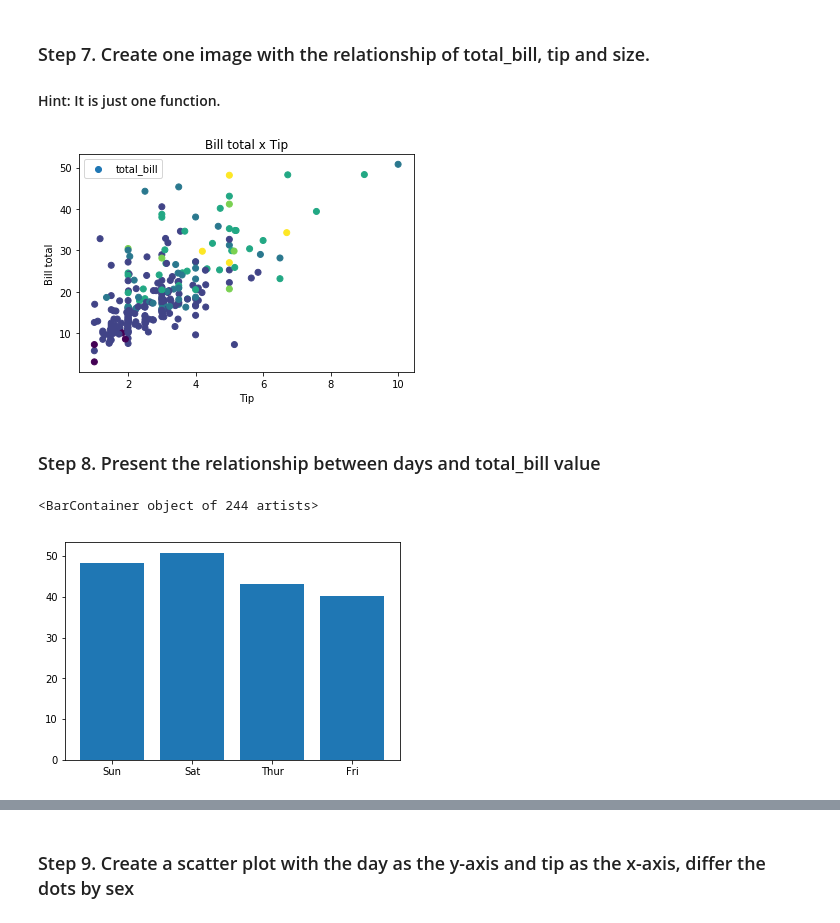
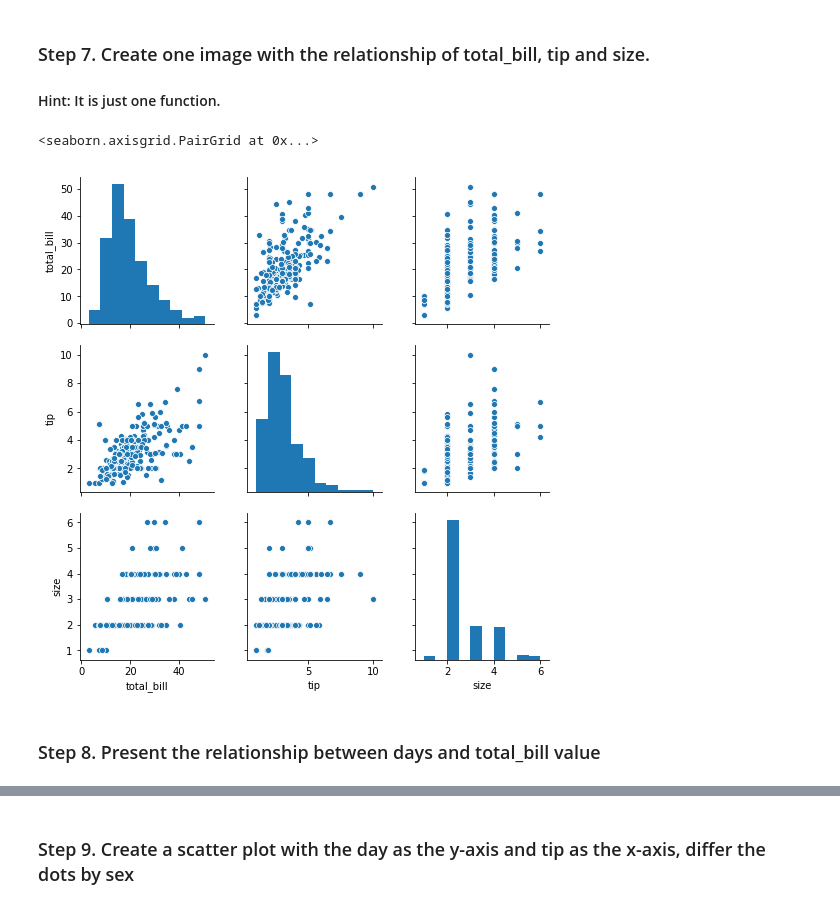
Before and after one commit to amaralcs/pandas_exercises, a Jupyter notebook: 07_Visualization/Tips/Exercises_ca_sol.ipynb, the cells around one changed output, grey strips where cells are left out. Saved outputs shown, nothing was run; the diff lists cells and outputs as text; code cells hidden in the pictures.

```diff
--- a/07_Visualization/Tips/Exercises_ca_sol.ipynb
+++ b/07_Visualization/Tips/Exercises_ca_sol.ipynb
@@ -56,18 +63,15 @@ plt.show()
 ### Step 7.  Create one image with the relationship of total_bill, tip and size.
 #### Hint: It is just one function.
 # %%
-plt.scatter(tips['tip'], tips['total_bill'], c=tips['size'])
-plt.xlabel('Tip')
-plt.ylabel('Bill total')
-plt.title('Bill total x Tip')
-plt.legend()
-plt.show()
+sns.pairplot(tips)
+# plt.scatter(tips['tip'], tips['total_bill'], c=tips['size'])
+# plt.xlabel('Tip')
+# plt.ylabel('Bill total')
+# plt.title('Bill total x Tip')
+# plt.legend()
+# plt.show()
 # %% [output]
+<seaborn.axisgrid.PairGrid at 0x...>
-[figure, old version]
+[figure, new version]
 # %% [markdown]
 ### Step 8. Present the relationship between days and total_bill value
-# %%
-plt.bar(tips['day'], height=tips['total_bill'])
-# %% [output]
-<BarContainer object of 244 artists>
-[figure, removed]
```
Also changed, not shown: parts of 8 cells of this notebook.
